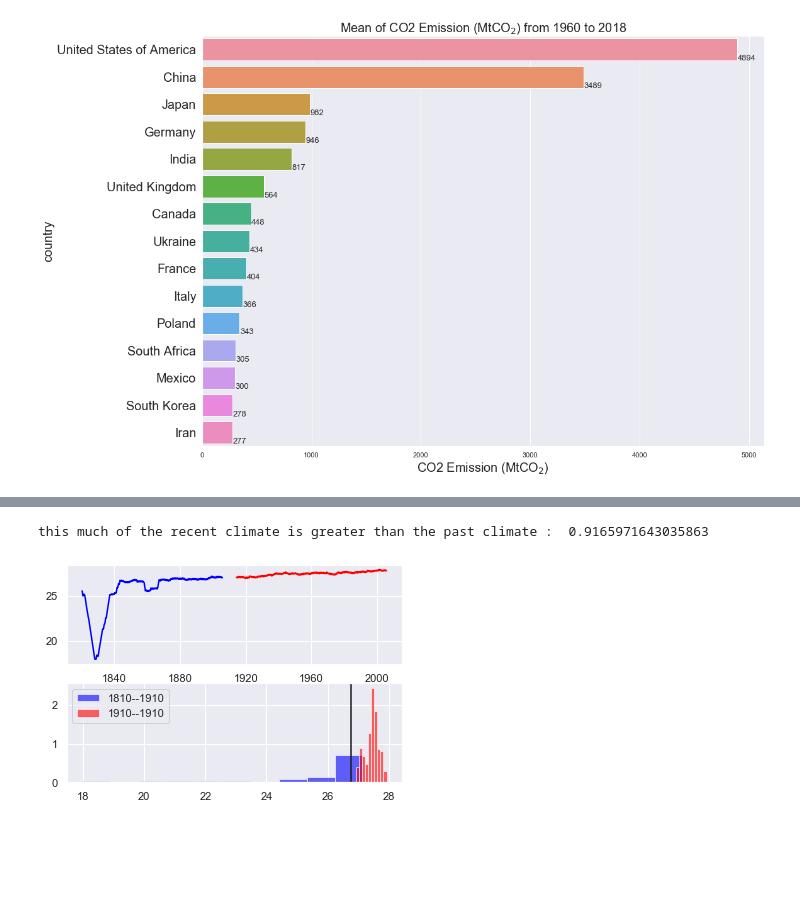
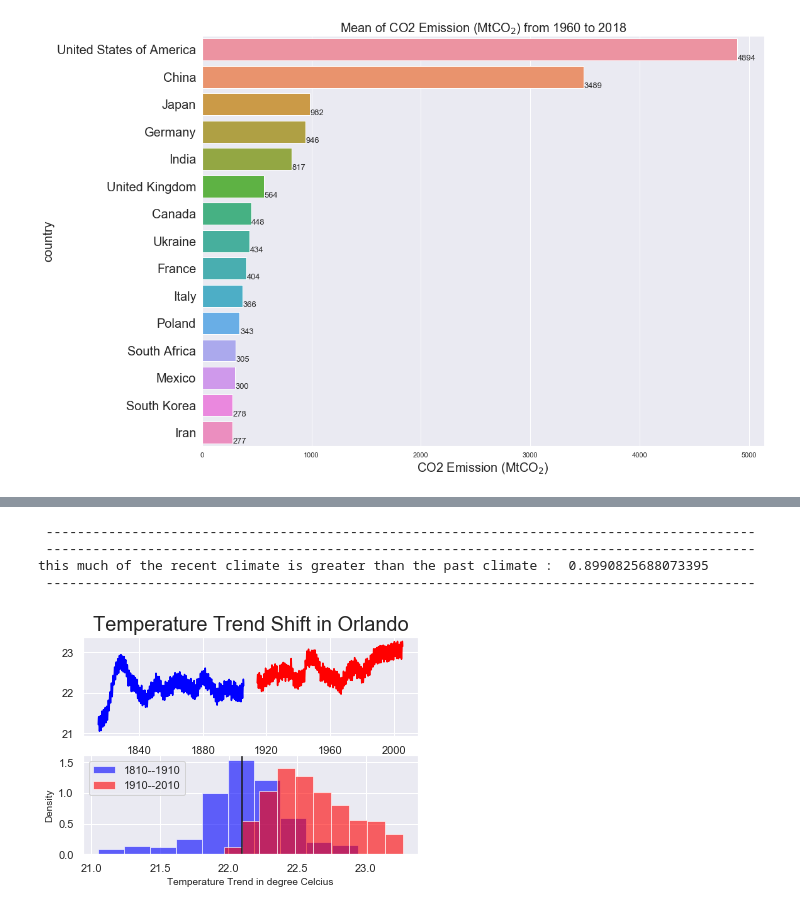
Before and after one commit to bijanfallah/Climate_Change_CIties_world, a Jupyter notebook: Climate_Change_plots.ipynb, the cells around one changed output, grey strips where cells are left out. Saved outputs shown, nothing was run; the diff lists cells and outputs as text; code cells hidden in the pictures; blank space fills up the shorter version.

```diff
--- a/Climate_Change_plots.ipynb
+++ b/Climate_Change_plots.ipynb
@@ -19,13 +23,18 @@ import glob
 import matplotlib.pyplot as plt
 import scipy.stats as stats
 from datetime import datetime
+import gc
+import seaborn as sns
+#sns.set(style="darkgrid")
+#sns.set_color_codes("pastel")
+gc.enable()
 from statsmodels.tsa.seasonal import seasonal_decompose
 def datetime(x):
     return np.array(x, dtype=np.datetime64)
 def runmean(x,N):
     return np.convolve(x, np.ones((N,))/N, mode='valid')
 
-
+np.warnings.filterwarnings('ignore')
 
 
 def plots_stats(df, city="Hanoi"):
@@ -47,6 +56,7 @@ def plots_stats(df, city="Hanoi"):
     xx_1900 = seasonal_decompose(x_1900, model='additive',filt=None, period=100)
     plt.plot(datetime(df_1900.dt[xx_1900.trend.index]),xx_1900.trend ,color='red');
     plt.title('Temperature Trend Shift in '+city, fontsize=20)
+    #plt.legend()
     plt.subplot(2, 1,2)
     n, x, _ = plt.hist(xx_1800.trend, density=True, alpha=.6, color='blue', label='1810--1910')
     #plt.plot(x, density(x), alpha=.3, color="blue")
@@ -55,13 +65,23 @@ def plots_stats(df, city="Hanoi"):
 
     dx = (x1.max()-x1.min())/20
     maxx = x1[ n == n.max()]-dx
+    #
+    print(" ------------------------------------------------------------------------------------------- ")
+
+
+    print(" ------------------------------------------------------------------------------------------- ")
+    print("this much of the recent climate is greater than the past climate : ",(xx_1900.trend > maxx[0]).sum() / xx_1900.trend.shape[0])
+    print(" ------------------------------------------------------------------------------------------- ")
+
+
+
     plt.axvline(x1[ n == n.max()]-dx,color='k')
-    n, x, _ = plt.hist(xx_1900.trend, density=True, alpha=.6, color='red', label='1910--1910')
+    n, x, _ = plt.hist(xx_1900.trend, density=True, alpha=.6, color='red', label='1910--2010')
     plt.legend()
     plt.xlabel('Temperature Trend in degree Celcius', fontsize=10)
     plt.ylabel('Density', fontsize=10)
     #plt.title(city, fontsize=20)
 
+
+    plt.show()
     #
-    print("this much of the recent climate is greater than the past climate : ",(xx_1900.trend > maxx[0]).sum() / xx_1900.trend.shape[0])
-    #
@@ -441,6 +653,9 @@ df90.sort_values(by=['val'],  ascending=False)[:20]
 # %%
-df = pd.read_csv('df_cor_t.csv')
-plots_stats(df, city="Si Racha")
+df = pd.read_csv('df_cor_dupli.csv')
+plots_stats(df, city="Orlando")
 # %% [output]
-this much of the recent climate is greater than the past climate :  0.9165971643035863
+ -------------------------------------------------------------------------------------------
+ -------------------------------------------------------------------------------------------
+this much of the recent climate is greater than the past climate :  0.8990825688073395
+ -------------------------------------------------------------------------------------------
-[figure, old version]
+[figure, new version]
```
Also changed, not shown: parts of 61 cells of this notebook.
